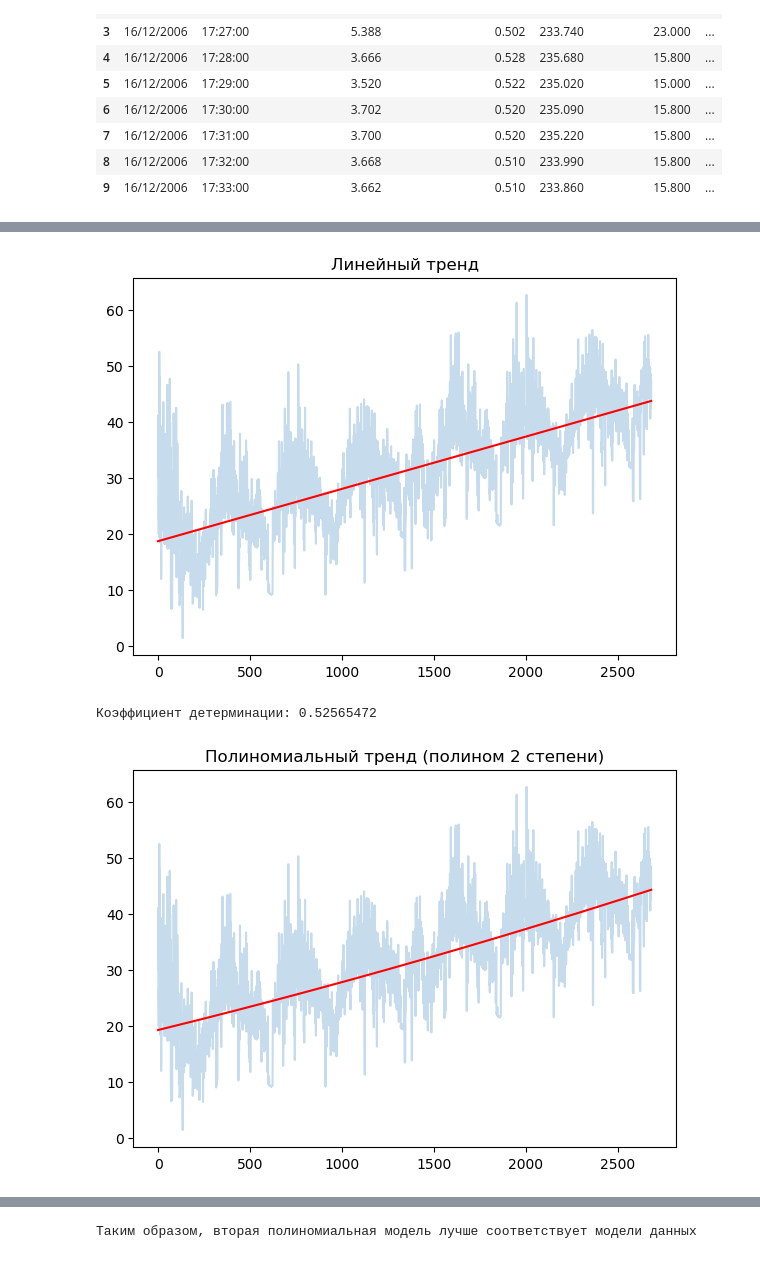
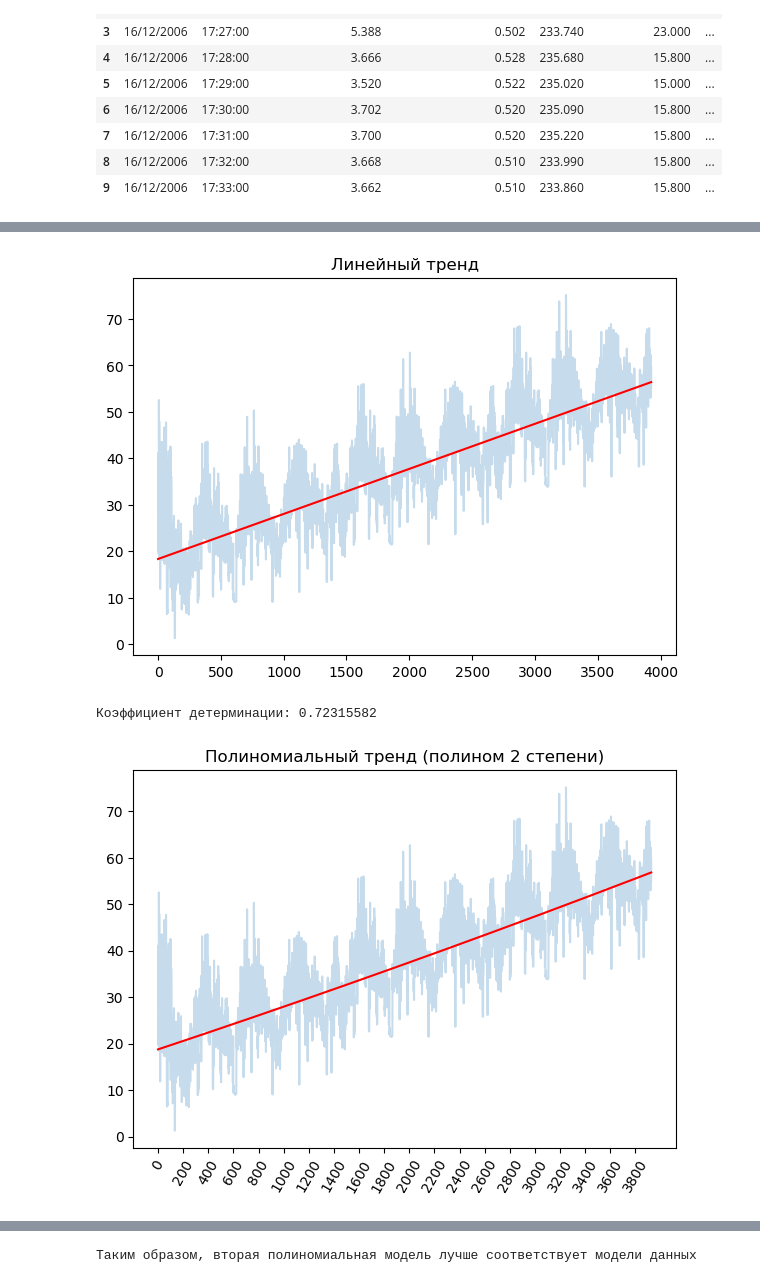
Before and after one commit to ikarinishimura/Data, a Jupyter notebook: time-series/time-series.ipynb, the cells around one changed output, grey strips where cells are left out. Saved outputs shown, nothing was run; the diff lists cells and outputs as text; code cells hidden in the pictures.

```diff
--- a/time-series/time-series.ipynb
+++ b/time-series/time-series.ipynb
@@ -72,7 +72,7 @@ global_power = print_graph(100, 1440, len(df) - 5 - 100)['Power']
 # %%
 global_power = global_power.tolist()
 global_power[0] = 30
-global_power = global_power + [global_power[i] for i in range(200, len(global_power))]
+global_power = global_power + [global_power[i] for i in range(200, len(global_power))] + [global_power[i] for i in range(200, len(global_power))]
 for i in range(0, len(global_power)):
     global_power[i] += i * 0.01
 
@@ -151,22 +151,24 @@ plt.title("Линейный тренд")
 plt.plot(x, p1_val, 'r-')
 plt.show()
 # %% [output]
-[figure, old version]
+[figure, new version]
 # %%
 from sklearn.metrics import r2_score
 r2 = r2_score(global_power, p1_val)
 print(f"Коэффициент детерминации: {r2:.8f}")
 # %% [output]
-Коэффициент детерминации: 0.52565472
+Коэффициент детерминации: 0.72315582
 # %%
 p2 = np.polyfit(x, global_power, 2)
 p2_val = np.polyval(p2, x)
 plt.plot(global_power, alpha=0.25)
 plt.title("Полиномиальный тренд (полином 2 степени)")
 plt.plot(x, p2_val, 'r-')
+plt.xticks(np.arange(0,4000, 200))
+plt.xticks(rotation=60)
 plt.show()
 # %% [output]
-[figure, old version]
+[figure, new version]
 # %%
 r2 = r2_score(global_power, p2_val)
 print(f"Коэффициент детерминации: {r2:.8f}")
```
Also changed, not shown: parts of 9 cells of this notebook.
